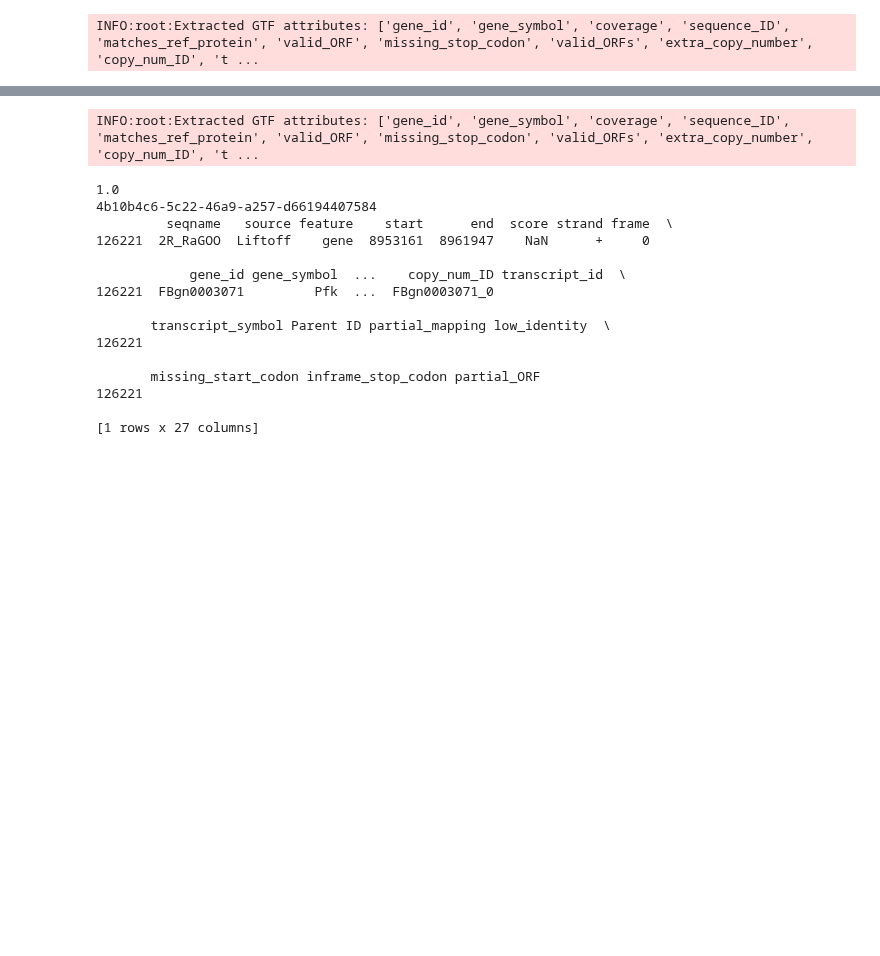
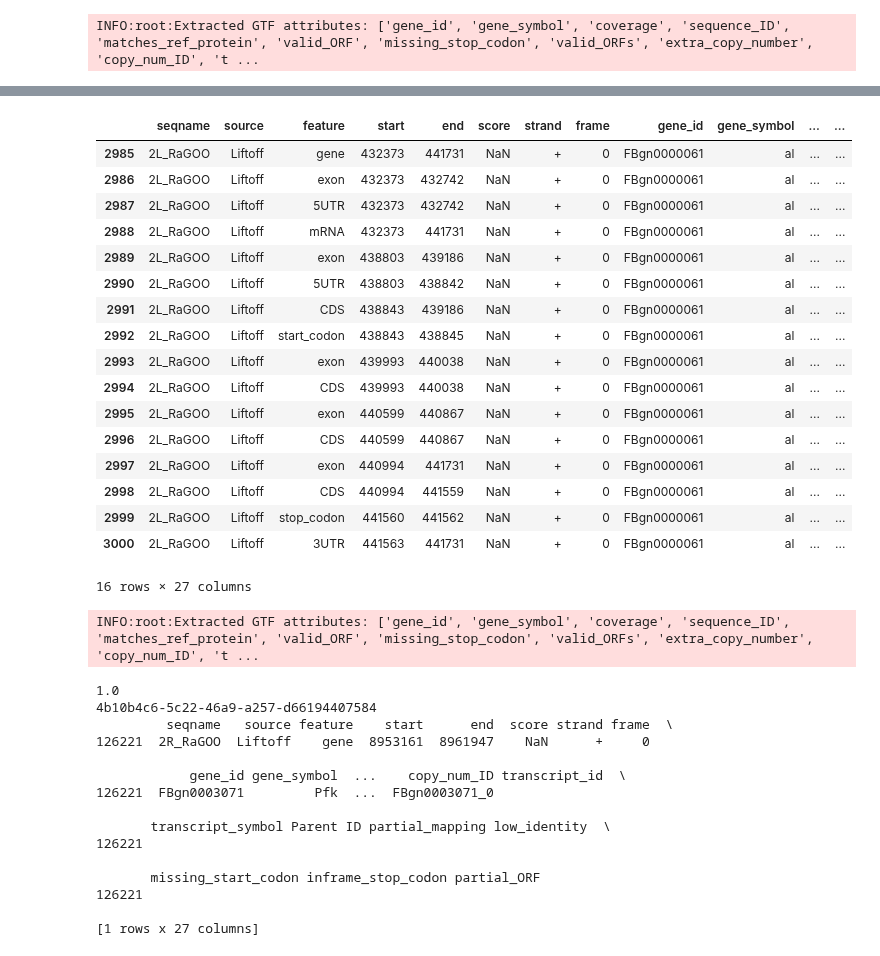
Before and after one commit to EricAmren/TE_LR_RNAseq, a Jupyter notebook: TE_LR_RNAseq_notebook.ipynb, the cells around one changed output, grey strips where cells are left out. Cells and saved outputs as stored; diff of their text form; code cells hidden in the pictures; blank space fills up the shorter version.

```diff
--- a/TE_LR_RNAseq_notebook.ipynb
+++ b/TE_LR_RNAseq_notebook.ipynb
@@ -57,3 +42,25 @@ df
+# %%
+df[df.gene_id == "FBgn0000061"]
+# df.head(3000)
+# %% [output]
+|  | seqname | source | feature | start | end | score | strand | frame | gene_id | gene_symbol | ... | ... |
+| 2985 | 2L_RaGOO | Liftoff | gene | 432373 | 441731 | NaN | + | 0 | FBgn0000061 | al | ... | ... |
+| 2986 | 2L_RaGOO | Liftoff | exon | 432373 | 432742 | NaN | + | 0 | FBgn0000061 | al | ... | ... |
+| 2987 | 2L_RaGOO | Liftoff | 5UTR | 432373 | 432742 | NaN | + | 0 | FBgn0000061 | al | ... | ... |
+| 2988 | 2L_RaGOO | Liftoff | mRNA | 432373 | 441731 | NaN | + | 0 | FBgn0000061 | al | ... | ... |
+| 2989 | 2L_RaGOO | Liftoff | exon | 438803 | 439186 | NaN | + | 0 | FBgn0000061 | al | ... | ... |
+| 2990 | 2L_RaGOO | Liftoff | 5UTR | 438803 | 438842 | NaN | + | 0 | FBgn0000061 | al | ... | ... |
+| 2991 | 2L_RaGOO | Liftoff | CDS | 438843 | 439186 | NaN | + | 0 | FBgn0000061 | al | ... | ... |
+| 2992 | 2L_RaGOO | Liftoff | start_codon | 438843 | 438845 | NaN | + | 0 | FBgn0000061 | al | ... | ... |
+| 2993 | 2L_RaGOO | Liftoff | exon | 439993 | 440038 | NaN | + | 0 | FBgn0000061 | al | ... | ... |
+| 2994 | 2L_RaGOO | Liftoff | CDS | 439993 | 440038 | NaN | + | 0 | FBgn0000061 | al | ... | ... |
+| 2995 | 2L_RaGOO | Liftoff | exon | 440599 | 440867 | NaN | + | 0 | FBgn0000061 | al | ... | ... |
+| 2996 | 2L_RaGOO | Liftoff | CDS | 440599 | 440867 | NaN | + | 0 | FBgn0000061 | al | ... | ... |
+| 2997 | 2L_RaGOO | Liftoff | exon | 440994 | 441731 | NaN | + | 0 | FBgn0000061 | al | ... | ... |
+| 2998 | 2L_RaGOO | Liftoff | CDS | 440994 | 441559 | NaN | + | 0 | FBgn0000061 | al | ... | ... |
+| 2999 | 2L_RaGOO | Liftoff | stop_codon | 441560 | 441562 | NaN | + | 0 | FBgn0000061 | al | ... | ... |
+| 3000 | 2L_RaGOO | Liftoff | 3UTR | 441563 | 441731 | NaN | + | 0 | FBgn0000061 | al | ... | ... |
+16 rows × 27 columns
 # %%
 def read_TE_classification_file(TE_classification_file):
 	"""From a tsv table with 3 columns : Family, Class, Superfamily,
```
Also changed, not shown: parts of 4 cells of this notebook.
